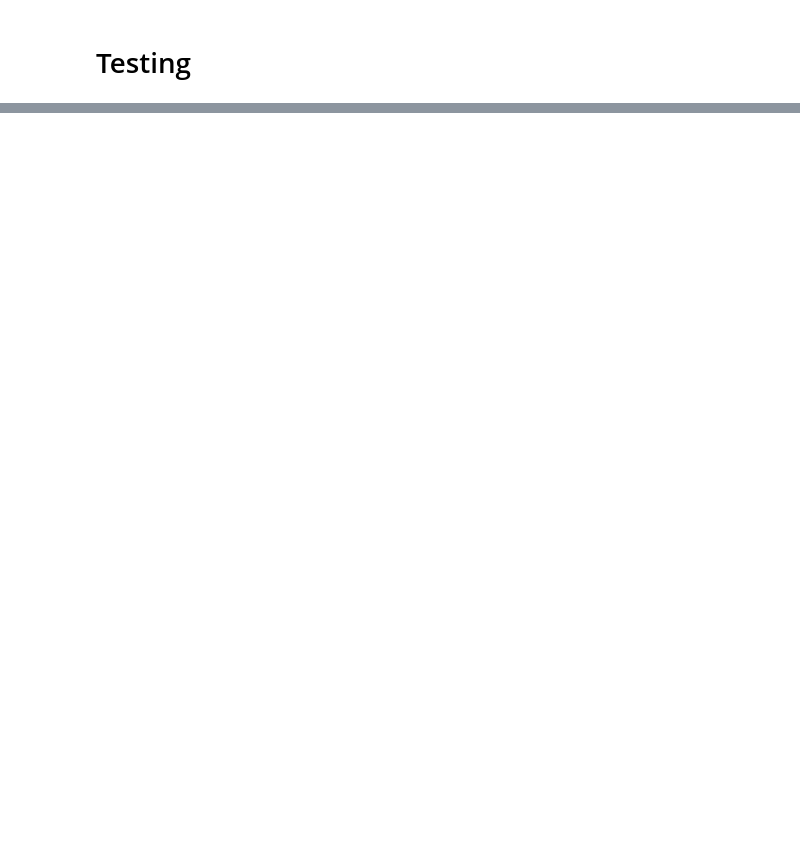
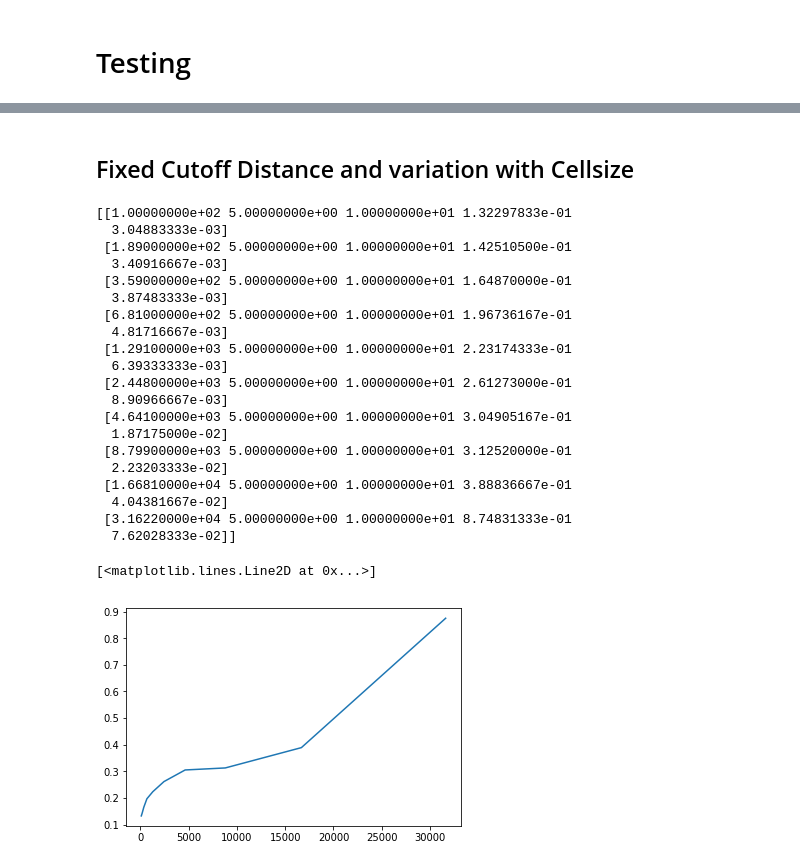
Before and after one commit to seb-buch/Benchmarks_Distance, a Jupyter notebook: Notebooks/CellGrid_CellsizeOptimize.ipynb, the cells around one changed output, grey strips where cells are left out. Saved outputs shown, nothing was run; the diff lists cells and outputs as text; code cells hidden in the pictures; blank space fills up the shorter version.

Commit message:
Remaining visualization

```diff
--- a/Notebooks/CellGrid_CellsizeOptimize.ipynb
+++ b/Notebooks/CellGrid_CellsizeOptimize.ipynb
@@ -32,9 +32,22 @@ def bf_select(box, points, maxdist):
 # %%
 def cg_select(box,cellsize,points,cutoff_distance):
     box = _check_box(box)
+    cellsize = max(cellsize,cutoff_distance)
     cg1 = cellgrid.CellGrid(box,cellsize,points)
     out_cg = pair_contact(cg1,cutoff_distance)
     return out_cg
+
+def cg_build(box,cellsize,points,cutoff_distance):
+    box = _check_box(box)
+    cellsize = max(cellsize,cutoff_distance)
+    cg1 = cellgrid.CellGrid(box,cellsize,points)
+    return cg1
+
+def cg_select_old(box, points, maxdist):
+    box = _check_box(box)
+    indx,dist = cellgrid.capped_self_distance_array(points,maxdist,box)
+    mask = np.where(dist<maxdist)
+    return indx[mask],dist[mask]
 # %% [markdown]
 # Cellsize > Cutoff_Distance
 # %%
@@ -65,6 +102,6 @@ np.testing.assert_array_equal(np.sort(out_cg[0][...,0]),np.sort(out_bf[0][...,0]
 # %%
 #Setting
-cellsize = np.linspace(5,50,num=10,dtype=np.int32)
-Npoints = np.logspace(2,5,num=10,dtype=np.int32)
-cutoff = 5.
+cellsize = np.linspace(5,30,num=6,dtype=np.int32)
+Npoints = np.logspace(2,4.5,num=10,dtype=np.int32)
+cutoff = np.linspace(5,30,num=6,dtype=np.float64)
 box = np.array([100,100,100,90.,90.,90.],dtype=np.float32)
@@ -71,10 +115,17 @@ box = np.array([100,100,100,90.,90.,90.],dtype=np.float32)
 # %%
-data = []
+data,old = [],[]
 for npt in Npoints:
     points = init_uniform(box,npt)
-    for cs in cellsize:
-        time_build = %timeit -q -o -n 2 -r 3 cellgrid.CellGrid(_check_box(box),cs,points)
-        time = %timeit -q -o -n 2 -r 3 cg_select(box,cs,points,cutoff_distance)
-        print("Npoints {} CellSize {} Time {}".format(npt,cs,time.average))
-        data.append((npt,cs,time.average,time_build.average))
+    print("Npoints : {}".format(npt))
+    for cut in cutoff:
+        time_build_old = %timeit -q -o -n 2 -r 3 cellgrid.CellGrid(_check_box(box),cut,points)
+        time_old = %timeit -q -o -n 2 -r 3 cg_select_old(box,points,cut)
+        old.append((npt,cut,time_build_old.average,time_old.average))
+        print("Cutoff : {}".format(cut))
+        for cs in cellsize:
+            time_build = %timeit -q -o -n 2 -r 3 cg_build(_check_box(box),cs,points,cut)
+            time = %timeit -q -o -n 2 -r 3 cg_select(box,cs,points,cut)
+            print("Cellsize : {}".format(cs))
+            #print("Npoints {} CellSize {} Time {}".format(npt,cs,time.average))
+            data.append((npt,cs,cut,time.average,time_build.average))
 # %% [output]
@@ -101,0 +191,31 @@ for item in itertools.combinations_with_replacement([0,-1,1],3):
+# %% [markdown]
+## Fixed Cutoff Distance and variation with Cellsize
+# %%
+mask = np.where(data[...,2] == 10.)
+#print(data[mask])
+mask2 = np.where(data[mask][...,1]==5)
+print(data[mask][mask2])
+plt.plot(Npoints,data[mask][mask2][...,3])
+# %% [output]
+[[1.00000000e+02 5.00000000e+00 1.00000000e+01 1.32297833e-01
+  3.04883333e-03]
+ [1.89000000e+02 5.00000000e+00 1.00000000e+01 1.42510500e-01
+  3.40916667e-03]
+ [3.59000000e+02 5.00000000e+00 1.00000000e+01 1.64870000e-01
+  3.87483333e-03]
+ [6.81000000e+02 5.00000000e+00 1.00000000e+01 1.96736167e-01
+  4.81716667e-03]
+ [1.29100000e+03 5.00000000e+00 1.00000000e+01 2.23174333e-01
+  6.39333333e-03]
+ [2.44800000e+03 5.00000000e+00 1.00000000e+01 2.61273000e-01
+  8.90966667e-03]
+ [4.64100000e+03 5.00000000e+00 1.00000000e+01 3.04905167e-01
+  1.87175000e-02]
+ [8.79900000e+03 5.00000000e+00 1.00000000e+01 3.12520000e-01
+  2.23203333e-02]
+ [1.66810000e+04 5.00000000e+00 1.00000000e+01 3.88836667e-01
+  4.04381667e-02]
+ [3.16220000e+04 5.00000000e+00 1.00000000e+01 8.74831333e-01
+  7.62028333e-02]]
+[<matplotlib.lines.Line2D at 0x...>]
+[figure, added]
```
Also changed, not shown: parts of 19 cells of this notebook.
